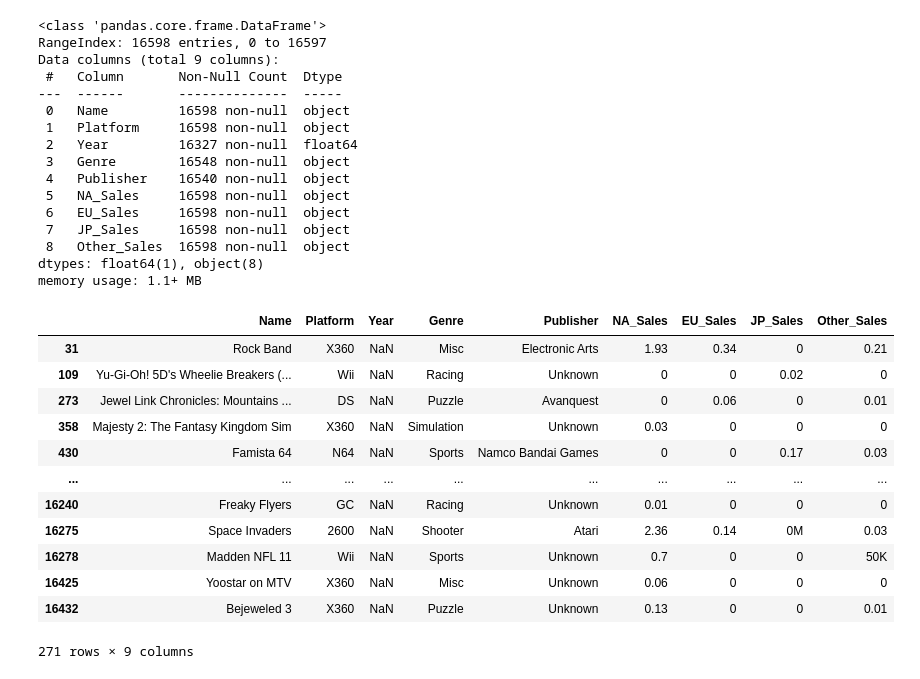
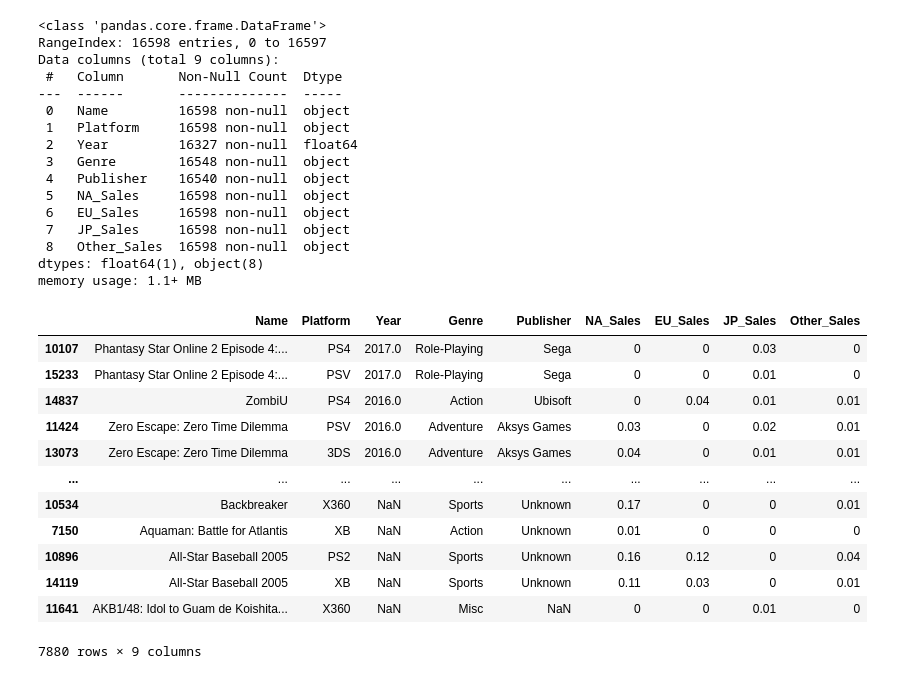
Before and after one commit to sseyonafre/Project, a Jupyter notebook: sprint1/AI_14_고세희_Section1.ipynb, the cells around one changed output. Drawn from its saved outputs; the diff is of its cells as text; code cells hidden in the pictures.

```diff
--- a/sprint1/AI_14_고세희_Section1.ipynb
+++ b/sprint1/AI_14_고세희_Section1.ipynb
@@ -99,20 +73,3 @@ Data columns (total 9 columns):
  8   Other_Sales  16598 non-null  object
 dtypes: float64(1), object(8)
 memory usage: 1.1+ MB
-# %%
-#year의 결측치
-df[df['Year'].isnull()]
-# %% [output]
-|  | Name | Platform | Year | Genre | Publisher | NA_Sales | EU_Sales | JP_Sales | Other_Sales |
-| 31 | Rock Band | X360 | NaN | Misc | Electronic Arts | 1.93 | 0.34 | 0 | 0.21 |
-| 109 | Yu-Gi-Oh! 5D's Wheelie Breakers (... | Wii | NaN | Racing | Unknown | 0 | 0 | 0.02 | 0 |
-| 273 | Jewel Link Chronicles: Mountains ... | DS | NaN | Puzzle | Avanquest | 0 | 0.06 | 0 | 0.01 |
-| 358 | Majesty 2: The Fantasy Kingdom Sim | X360 | NaN | Simulation | Unknown | 0.03 | 0 | 0 | 0 |
-| 430 | Famista 64 | N64 | NaN | Sports | Namco Bandai Games | 0 | 0 | 0.17 | 0.03 |
-| ... | ... | ... | ... | ... | ... | ... | ... | ... | ... |
-| 16240 | Freaky Flyers | GC | NaN | Racing | Unknown | 0.01 | 0 | 0 | 0 |
-| 16275 | Space Invaders | 2600 | NaN | Shooter | Atari | 2.36 | 0.14 | 0M | 0.03 |
-| 16278 | Madden NFL 11 | Wii | NaN | Sports | Unknown | 0.7 | 0 | 0 | 50K |
-| 16425 | Yoostar on MTV | X360 | NaN | Misc | Unknown | 0.06 | 0 | 0 | 0 |
-| 16432 | Bejeweled 3 | X360 | NaN | Puzzle | Unknown | 0.13 | 0 | 0 | 0.01 |
-271 rows × 9 columns
@@ -120,0 +76,22 @@ df[df['Year'].isnull()]
+# %%
+#분석하기 쉽게 연도,이름순으로 정렬.
+df.sort_values(by=['Year','Name'],ascending=False,inplace=True)
+# %%
+#'Name'이 고유한지 확인하기 위해 이름의 중복치에 대해 이름과 연도를 기준으로 정렬
+#같은 이름이어도 여러 플랫폼이 존재함.
+
+df[df.duplicated(['Name'],keep=False)]
+# %% [output]
+|  | Name | Platform | Year | Genre | Publisher | NA_Sales | EU_Sales | JP_Sales | Other_Sales |
+| 10107 | Phantasy Star Online 2 Episode 4:... | PS4 | 2017.0 | Role-Playing | Sega | 0 | 0 | 0.03 | 0 |
+| 15233 | Phantasy Star Online 2 Episode 4:... | PSV | 2017.0 | Role-Playing | Sega | 0 | 0 | 0.01 | 0 |
+| 14837 | ZombiU | PS4 | 2016.0 | Action | Ubisoft | 0 | 0.04 | 0.01 | 0.01 |
+| 11424 | Zero Escape: Zero Time Dilemma | PSV | 2016.0 | Adventure | Aksys Games | 0.03 | 0 | 0.02 | 0.01 |
+| 13073 | Zero Escape: Zero Time Dilemma | 3DS | 2016.0 | Adventure | Aksys Games | 0.04 | 0 | 0.01 | 0.01 |
+| ... | ... | ... | ... | ... | ... | ... | ... | ... | ... |
+| 10534 | Backbreaker | X360 | NaN | Sports | Unknown | 0.17 | 0 | 0 | 0.01 |
+| 7150 | Aquaman: Battle for Atlantis | XB | NaN | Action | Unknown | 0.01 | 0 | 0 | 0 |
+| 10896 | All-Star Baseball 2005 | PS2 | NaN | Sports | Unknown | 0.16 | 0.12 | 0 | 0.04 |
+| 14119 | All-Star Baseball 2005 | XB | NaN | Sports | Unknown | 0.11 | 0.03 | 0 | 0.01 |
+| 11641 | AKB1/48: Idol to Guam de Koishita... | X360 | NaN | Misc | NaN | 0 | 0 | 0.01 | 0 |
+7880 rows × 9 columns
```
Also changed, not shown: parts of 20 cells of this notebook.
